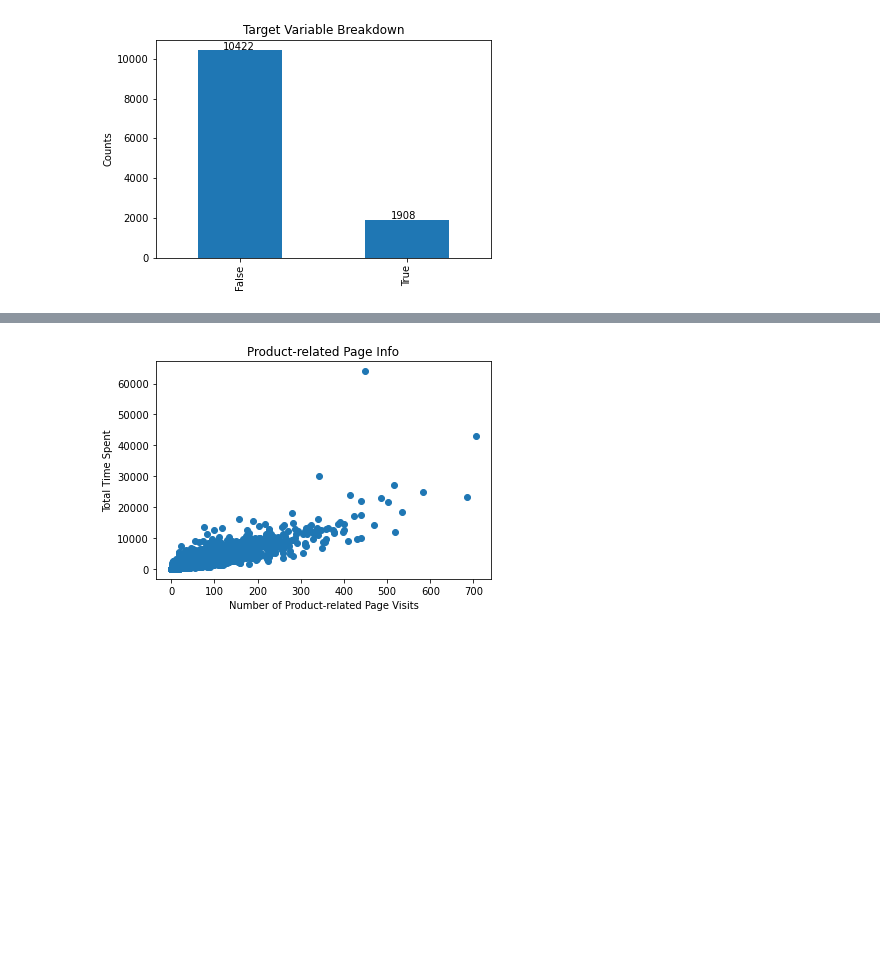
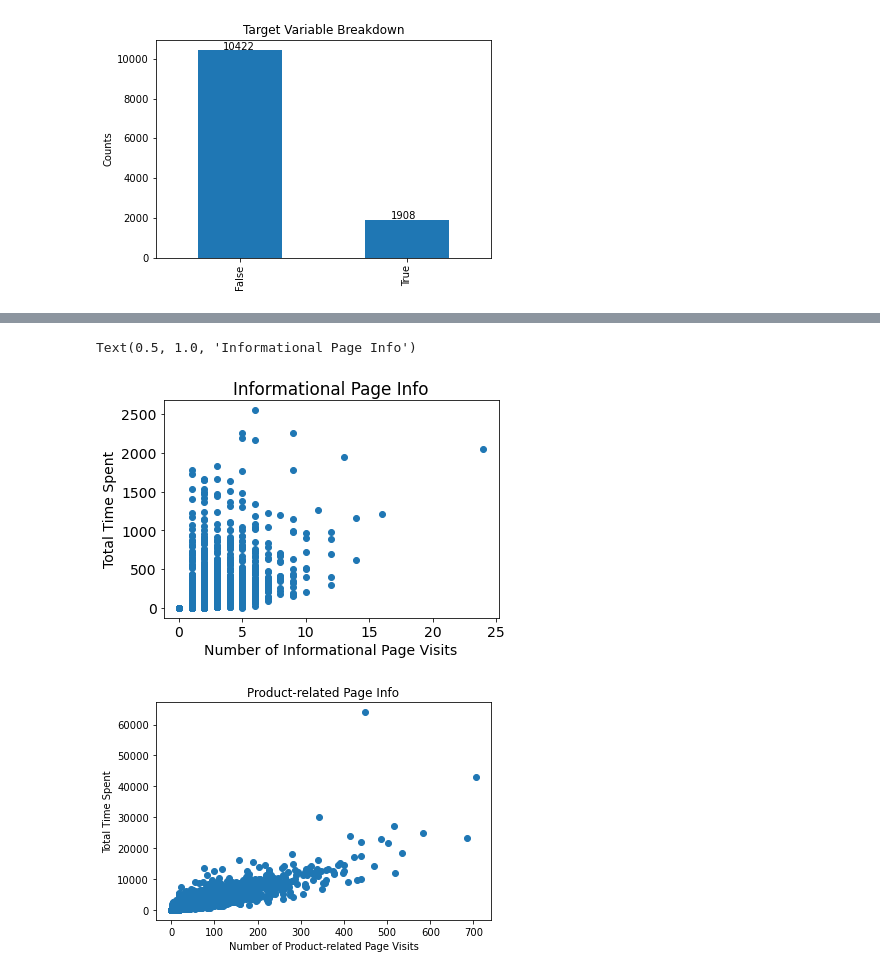
Before and after one commit to wendyhuai/Online-Shoppers-Analysis, a Jupyter notebook: src/Online Shoppers Purchasing Intention Dataset Analysis.ipynb, the cells around one changed output, grey strips where cells are left out. Drawn from its saved outputs; the diff is of its cells as text; code cells hidden in the pictures; blank space fills up the shorter version.

```diff
--- a/src/Online Shoppers Purchasing Intention Dataset Analysis.ipynb
+++ b/src/Online Shoppers Purchasing Intention Dataset Analysis.ipynb
@@ -63,9 +68,12 @@ The first 6 columns includes information about number of visits in a certain typ
 # %%
-# plt.scatter(df.iloc[:,2], df.iloc[:,3])
-# plt.xlabel("Number of Informational Page Visits")
-# plt.ylabel("Total Time Spent")
-# plt.savefig('../figure/Info_scatter.png',dpi = 300)
-# plt.title("Informational Page Info")
+plt.scatter(df.iloc[:,2], df.iloc[:,3])
+plt.xlabel("Number of Informational Page Visits")
+plt.ylabel("Total Time Spent")
+plt.savefig('../figures/Info_scatter.png',dpi = 300)
+plt.title("Informational Page Info")
+# %% [output]
+Text(0.5, 1.0, 'Informational Page Info')
+[figure, added]
 # %%
 plt.scatter(df.iloc[:,4], df.iloc[:,5])
 plt.xlabel("Number of Product-related Page Visits")
```
Also changed, not shown: parts of 67 cells of this notebook.
